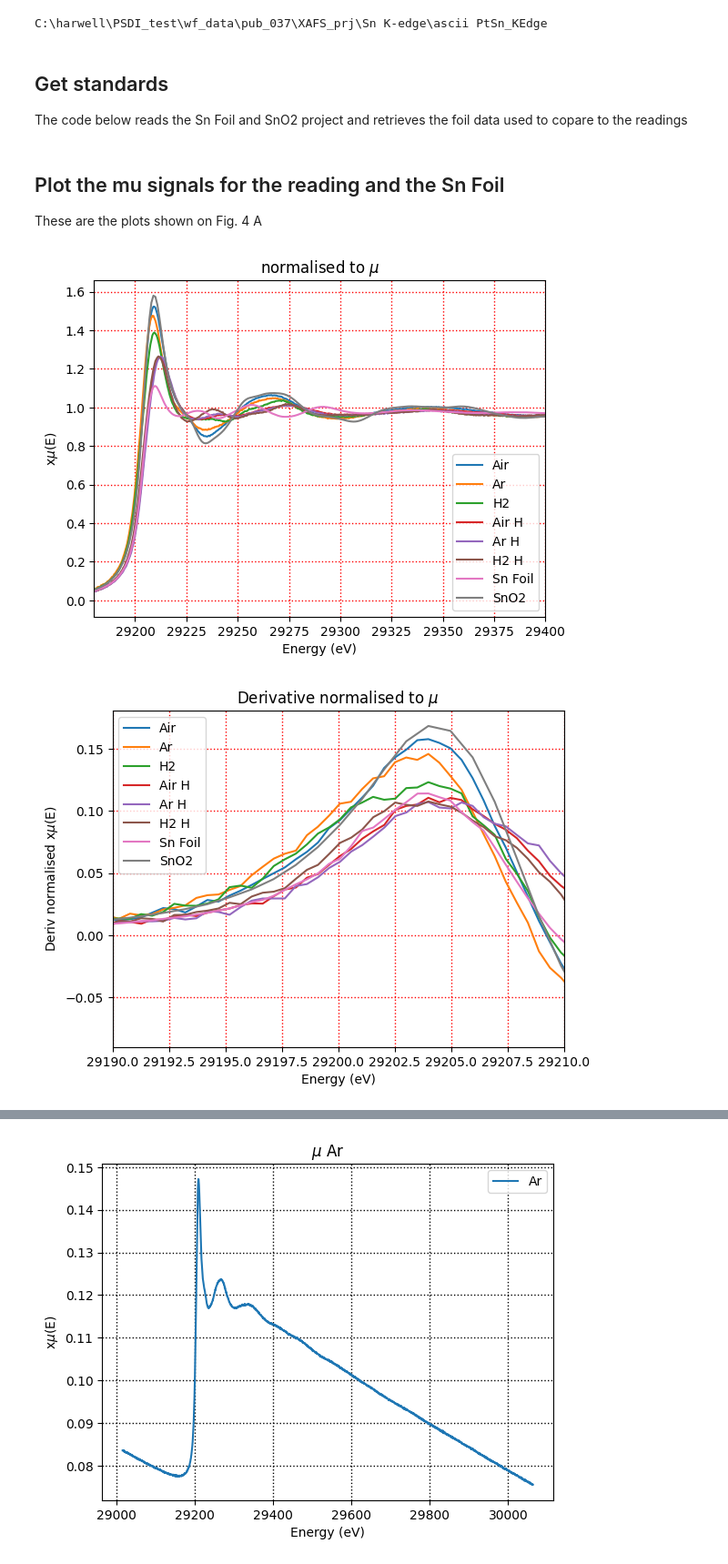
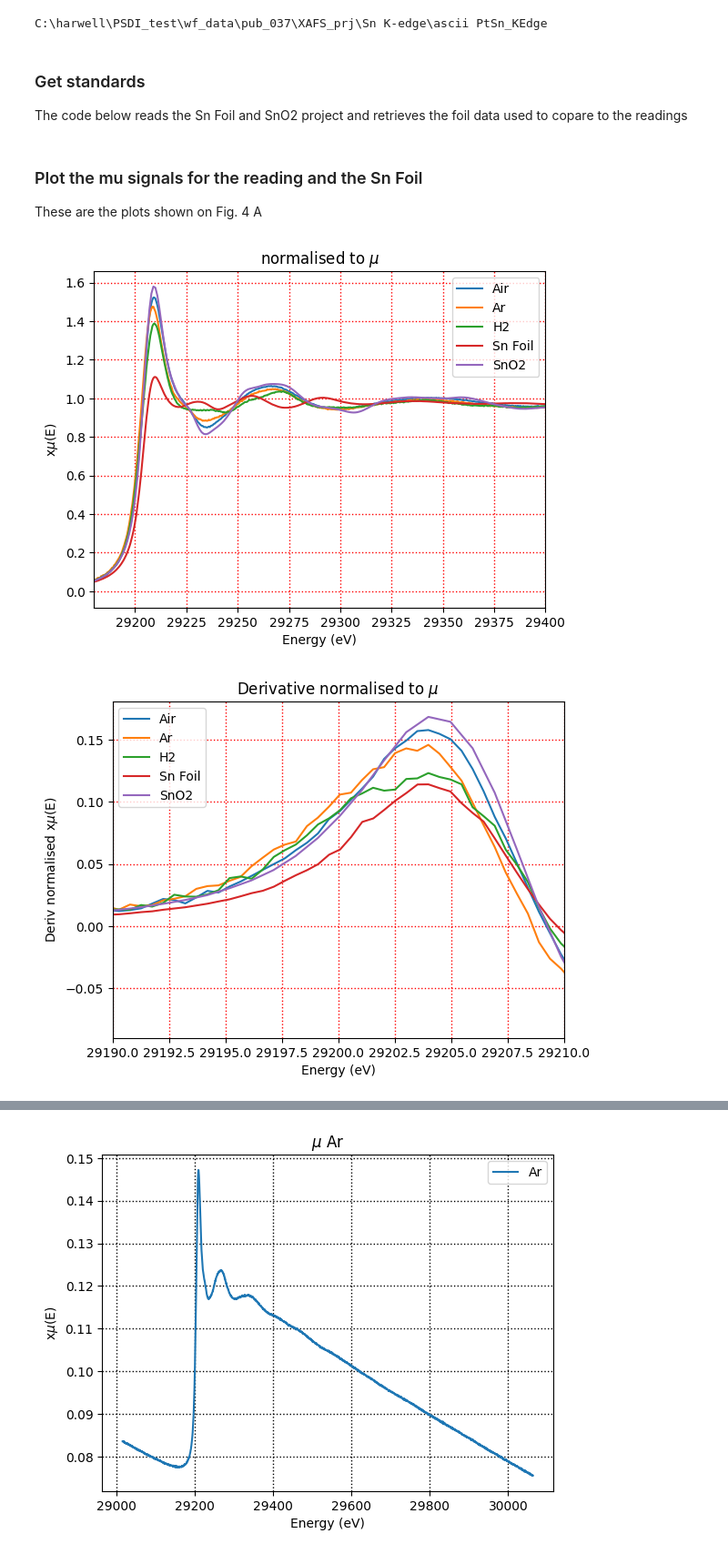
Before and after one commit to UK-Catalysis-Hub/XAS-Workflow-Demo, a Jupyter notebook: larch_workflow/Reproduce XAS Paper 01.ipynb, the cells around one changed output, grey strips where cells are left out. Shown at 91% size. Drawn from its saved outputs; the diff is of its cells as text; code cells hidden in the pictures.

```diff
--- a/larch_workflow/Reproduce XAS Paper 01.ipynb
+++ b/larch_workflow/Reproduce XAS Paper 01.ipynb
@@ -56,9 +56,11 @@ We rename the columns. The name of the groups is the same as the name of the fil
 # variables that can be changed to process different datasets
 data_path = "C:/harwell/PSDI_test/wf_data/pub_037/XAFS_prj/Sn K-edge/ascii"
 
-data_mappings={"Air":  "*_PtSn_OCO_A*",
+data_mappings={"PtSn":  "*_PtSn_OC_A*",
+              "Air":  "*_PtSn_OCO_A*",
               "Ar":  "*_PtSn_OCA_A*",
               "H2":  "*_PtSn_OCH_A*",
+              "PtSn H":  "*_PtSn_OC_H*",
               "Air H":  "*_PtSn_OCO_H*",
               "Ar H":  "*_PtSn_OCA_H*",
               "H2 H":  "*_PtSn_OCH_H*",}
@@ -111,7 +113,7 @@ for a_sample in merged_results:
 # %% [output]
 C:\harwell\PSDI_test\wf_data\pub_037\XAFS_prj\Sn K-edge\ascii PtSn_KEdge
 # %% [markdown]
-## Get standards
+### Get standards
 The code below reads the Sn Foil and SnO2 project and retrieves the foil data used to copare to the readings
 # %%
 # get the Sn foil from project:
@@ -134,22 +136,25 @@ sno2_group.filename = "SnO2"
 sno2_group = athenamgr.recalibrate_energy(sno2_group, recalibrate_e0_to)
 merged_results["SnO2"] = sno2_group
 # %% [markdown]
-## Plot the mu signals for the reading and the Sn Foil
+### Plot the mu signals for the reading and the Sn Foil
 
 These are the plots shown on Fig. 4 A
 # %%
+include_groups = ["Air", "Ar", "H2", "Sn Foil", "SnO2"]
 for a_sample in merged_results:
-    plt = athenamgr.plot_normalised(merged_results[a_sample])
+    if merged_results[a_sample].filename in include_groups:
+        plt = athenamgr.plot_normalised(merged_results[a_sample])
 
 plt.xlim([29180, 29400])
 plt.show()
 
 for a_sample in merged_results:
-    plt = athenamgr.plot_derivative(merged_results[a_sample])
+    if merged_results[a_sample].filename in include_groups:
+        plt = athenamgr.plot_derivative(merged_results[a_sample])
 
 plt.xlim([29190, 29210])
 plt.show()
 # %% [output]
-[figure, old version]
+[figure, new version]
-[figure, old version]
+[figure, new version]
 # %% [markdown]
```
Also changed, not shown: parts of 22 cells of this notebook.
